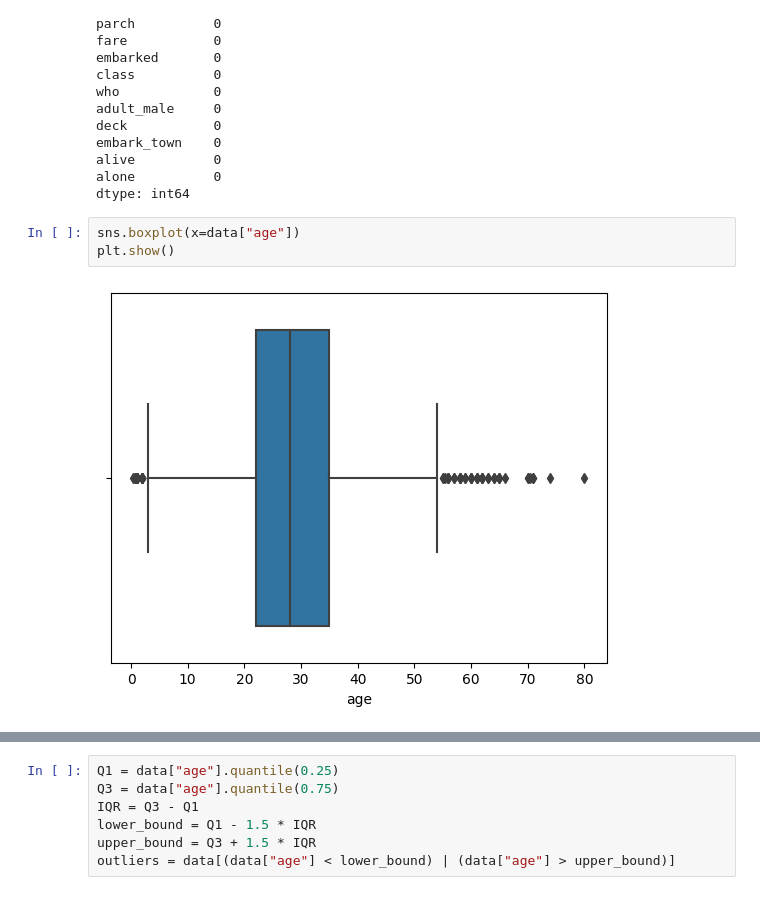
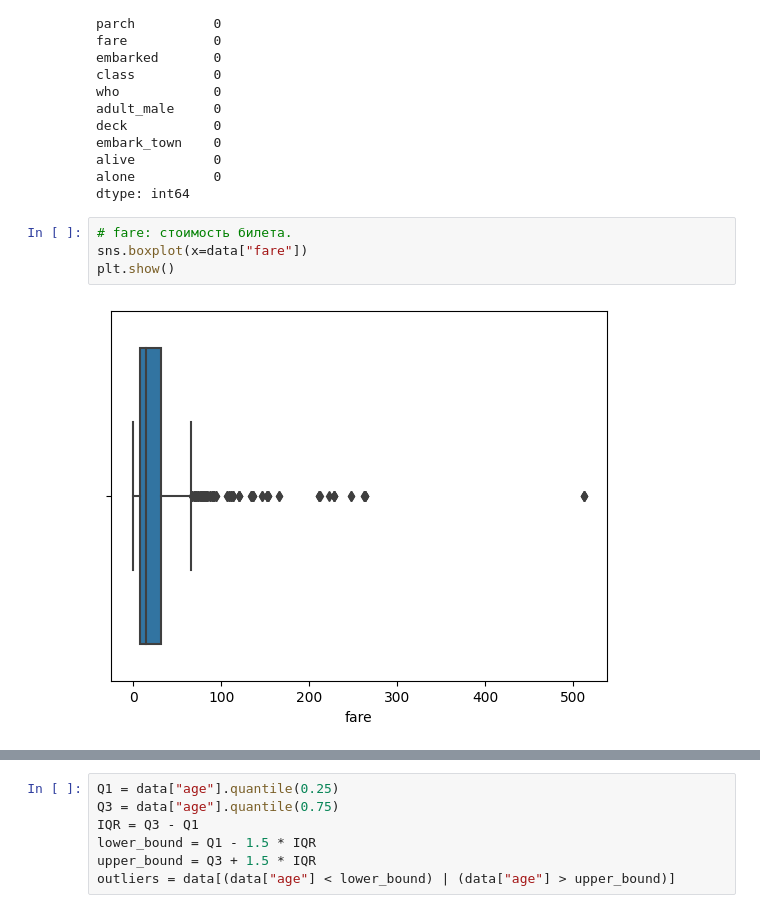
Before and after one commit to vanyagoncharov/CourseMLResourse, a Jupyter notebook: dz_20_titanic.ipynb, the cells around one changed output, grey strips where cells are left out. Drawn from its saved outputs; the diff is of its cells as text.

```diff
--- a/dz_20_titanic.ipynb
+++ b/dz_20_titanic.ipynb
@@ -160,7 +160,8 @@ alive          0
 alone          0
 dtype: int64
 # %%
-sns.boxplot(x=data["age"])
+# fare: стоимость билета.
+sns.boxplot(x=data["fare"])
 plt.show()
 # %% [output]
-[figure, old version]
+[figure, new version]
```
Also changed, not shown: parts of 6 cells of this notebook.
